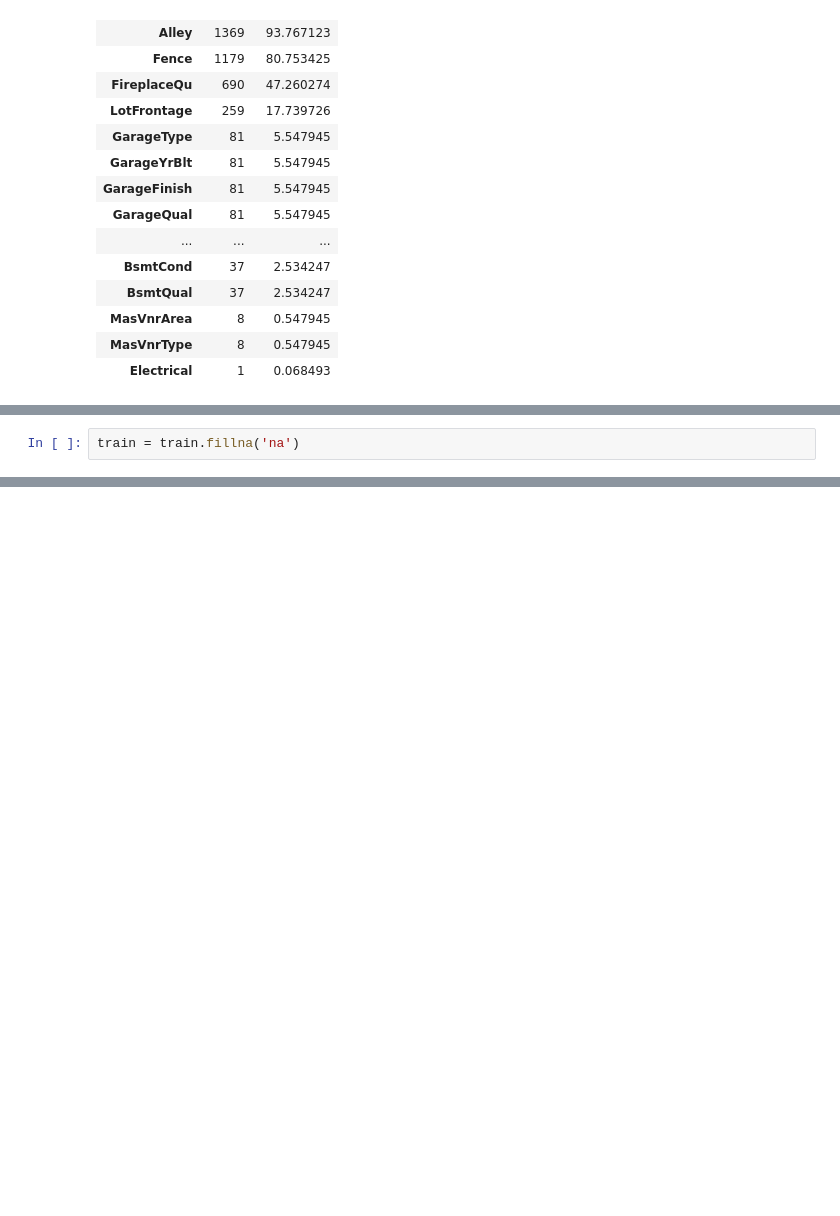
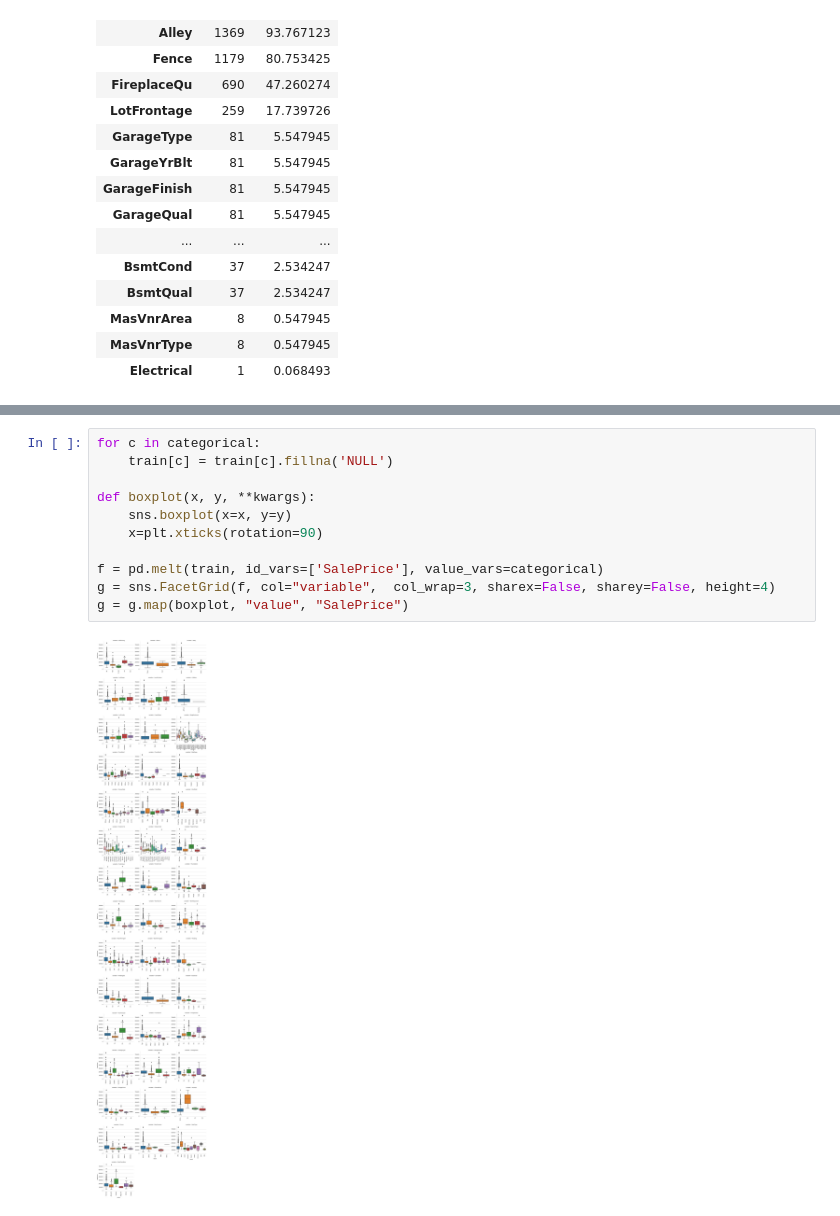
Before and after one commit to angelocandari/kag-house-price, a Jupyter notebook: kag-house-prices.ipynb, the cells around one changed output, grey strips where cells are left out. Saved outputs shown, nothing was run; the diff lists cells and outputs as text; blank space fills up the shorter version.

```diff
--- a/kag-house-prices.ipynb
+++ b/kag-house-prices.ipynb
@@ -195,2 +194,0 @@ Now, imputing missing data is a pain but cleaning them may be worth the time but
-# %%
-train = train.fillna('na')
@@ -269,0 +198,13 @@ blueprint = {
+# %%
+for c in categorical:
+    train[c] = train[c].fillna('NULL')
+
+def boxplot(x, y, **kwargs):
+    sns.boxplot(x=x, y=y)
+    x=plt.xticks(rotation=90)
+
+f = pd.melt(train, id_vars=['SalePrice'], value_vars=categorical)
+g = sns.FacetGrid(f, col="variable",  col_wrap=3, sharex=False, sharey=False, height=4)
+g = g.map(boxplot, "value", "SalePrice")
+# %% [output]
+[figure, added]
```
Also changed, not shown: parts of 19 cells of this notebook.
